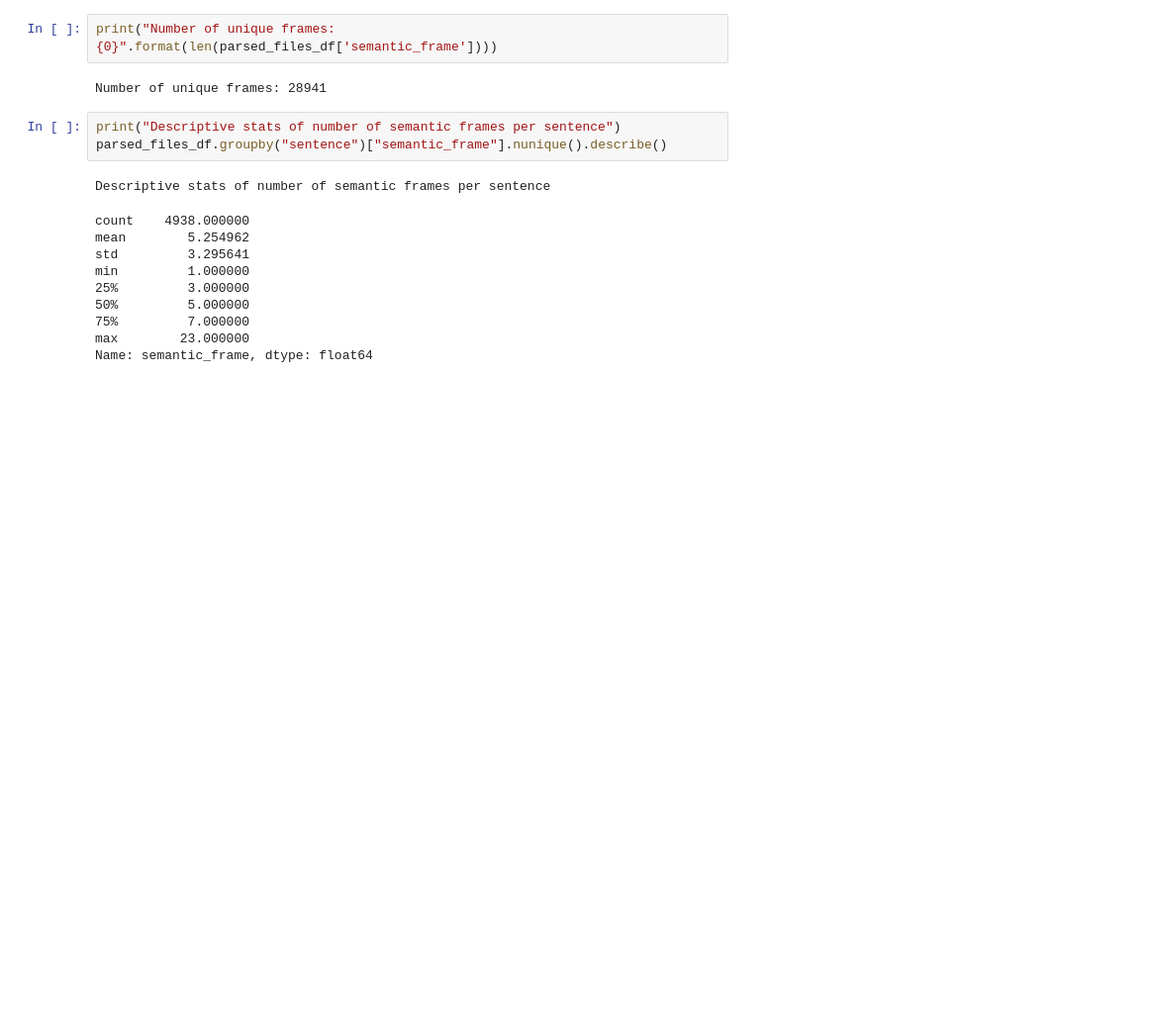
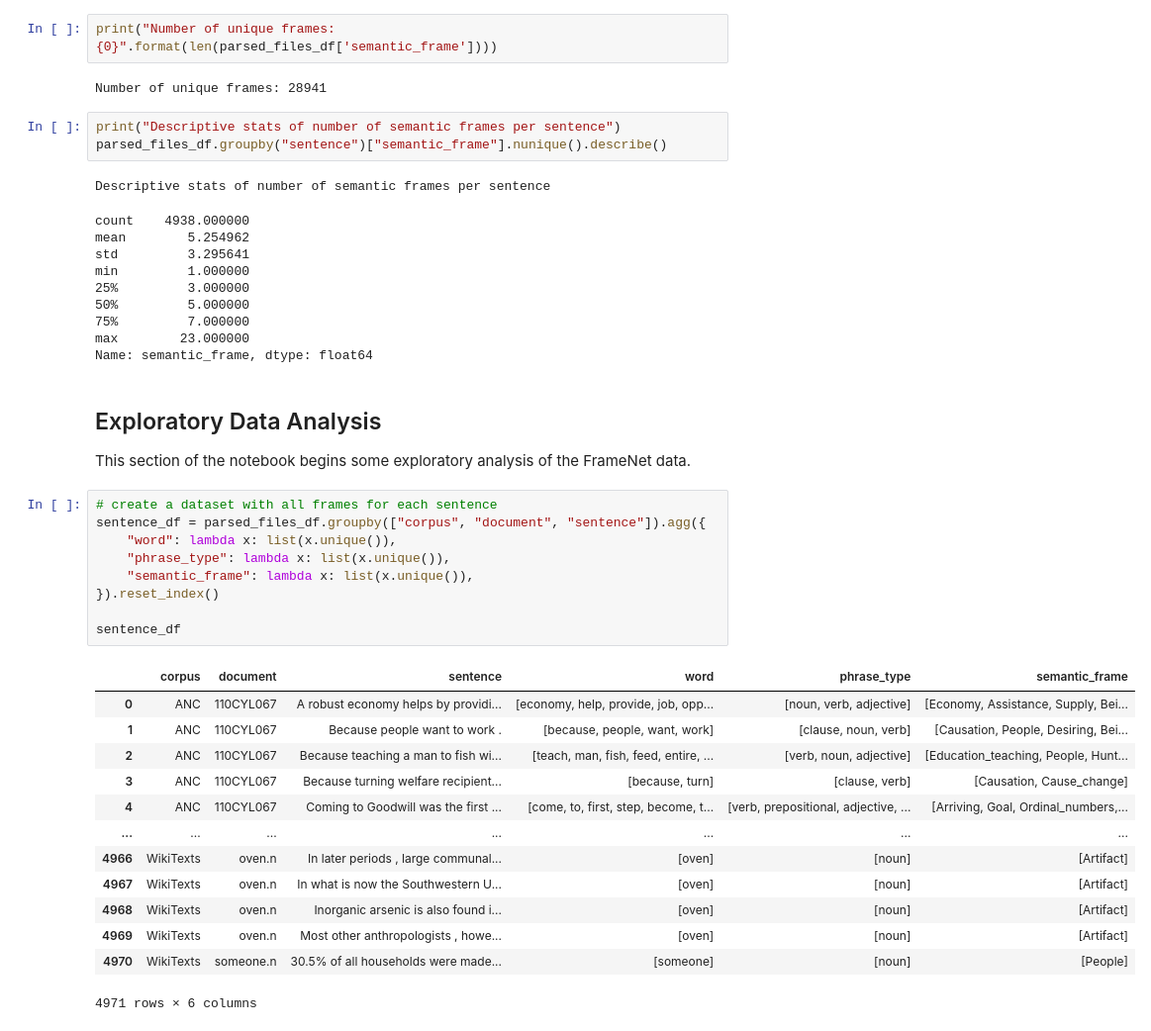
Before and after one commit to kapil1garg/frame-net-embeddings, a Jupyter notebook: data/FrameNet-DataParser.ipynb, the cells around one changed output. Shown at 99% size. Saved outputs shown, nothing was run; the diff lists cells and outputs as text; blank space fills up the shorter version.

```diff
--- a/data/FrameNet-DataParser.ipynb
+++ b/data/FrameNet-DataParser.ipynb
@@ -353,3 +356,29 @@ min         1.000000
 75%         7.000000
 max        23.000000
 Name: semantic_frame, dtype: float64
+# %% [markdown]
+## Exploratory Data Analysis
+This section of the notebook begins some exploratory analysis of the FrameNet data.
+# %%
+# create a dataset with all frames for each sentence
+sentence_df = parsed_files_df.groupby(["corpus", "document", "sentence"]).agg({
+    "word": lambda x: list(x.unique()),
+    "phrase_type": lambda x: list(x.unique()),
+    "semantic_frame": lambda x: list(x.unique()),
+}).reset_index()
+
+sentence_df
+# %% [output]
+|  | corpus | document | sentence | word | phrase_type | semantic_frame |
+| 0 | ANC | 110CYL067 | A robust economy helps by providi... | [economy, help, provide, job, opp... | [noun, verb, adjective] | [Economy, Assistance, Supply, Bei... |
+| 1 | ANC | 110CYL067 | Because people want to work . | [because, people, want, work] | [clause, noun, verb] | [Causation, People, Desiring, Bei... |
+| 2 | ANC | 110CYL067 | Because teaching a man to fish wi... | [teach, man, fish, feed, entire, ... | [verb, noun, adjective] | [Education_teaching, People, Hunt... |
+| 3 | ANC | 110CYL067 | Because turning welfare recipient... | [because, turn] | [clause, verb] | [Causation, Cause_change] |
+| 4 | ANC | 110CYL067 | Coming to Goodwill was the first ... | [come, to, first, step, become, t... | [verb, prepositional, adjective, ... | [Arriving, Goal, Ordinal_numbers,... |
+| ... | ... | ... | ... | ... | ... | ... |
+| 4966 | WikiTexts | oven.n | In later periods , large communal... | [oven] | [noun] | [Artifact] |
+| 4967 | WikiTexts | oven.n | In what is now the Southwestern U... | [oven] | [noun] | [Artifact] |
+| 4968 | WikiTexts | oven.n | Inorganic arsenic is also found i... | [oven] | [noun] | [Artifact] |
+| 4969 | WikiTexts | oven.n | Most other anthropologists , howe... | [oven] | [noun] | [Artifact] |
+| 4970 | WikiTexts | someone.n | 30.5% of all households were made... | [someone] | [noun] | [People] |
+4971 rows × 6 columns
```
Also changed, not shown: parts of 9 cells of this notebook, 1 other file.
